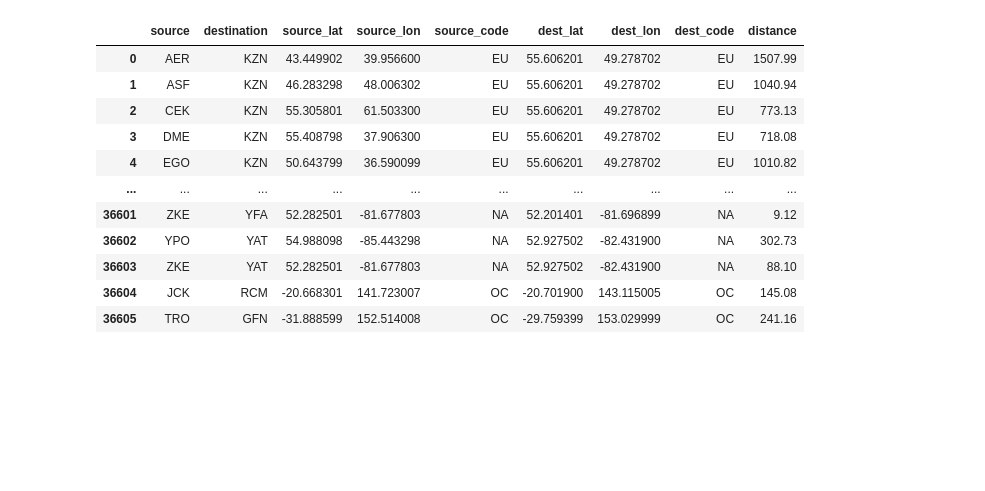
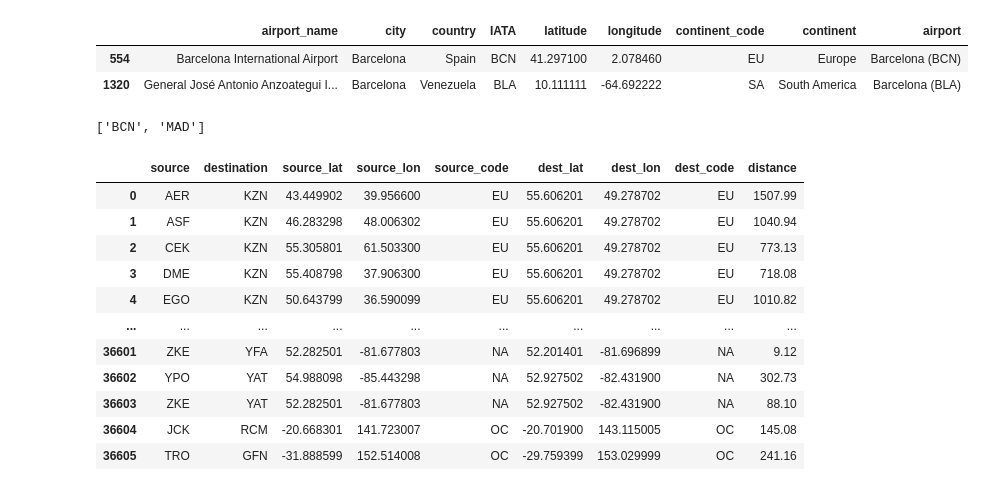
Before and after one commit to marcdalmaum/final_project, a Jupyter notebook: tests_main.ipynb, the cells around one changed output. Saved outputs shown, nothing was run; the diff lists cells and outputs as text; code cells hidden in the pictures; blank space fills up the shorter version.

```diff
--- a/tests_main.ipynb
+++ b/tests_main.ipynb
@@ -28,3 +28,17 @@ airports
+# %%
+airports.loc[airports["city"] == "Barcelona"]
+# %% [output]
+|  | airport_name | city | country | IATA | latitude | longitude | continent_code | continent | airport |
+| 554 | Barcelona International Airport | Barcelona | Spain | BCN | 41.297100 | 2.078460 | EU | Europe | Barcelona (BCN) |
+| 1320 | General José Antonio Anzoategui I... | Barcelona | Venezuela | BLA | 10.111111 | -64.692222 | SA | South America | Barcelona (BLA) |
+# %%
+must_go_st = ["Barcelona", "Madrid"]
+must_go = []
+for i in must_go_st:
+    must_go.append(airports.loc[airports["city"] == i, "IATA"].iloc[0])
+must_go
+# %% [output]
+['BCN', 'MAD']
 # %%
 routes = pd.read_csv("data/routes_cleaned.csv", keep_default_na=False)
 routes
```
Also changed, not shown: parts of 10 cells of this notebook, 5 other files.
